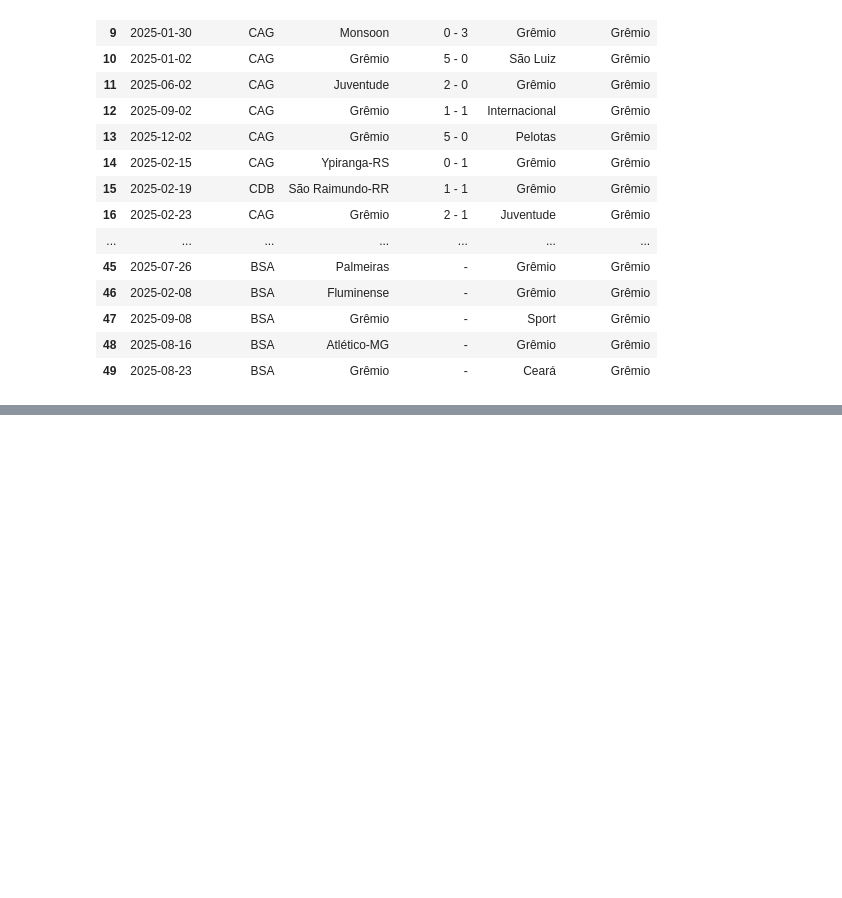
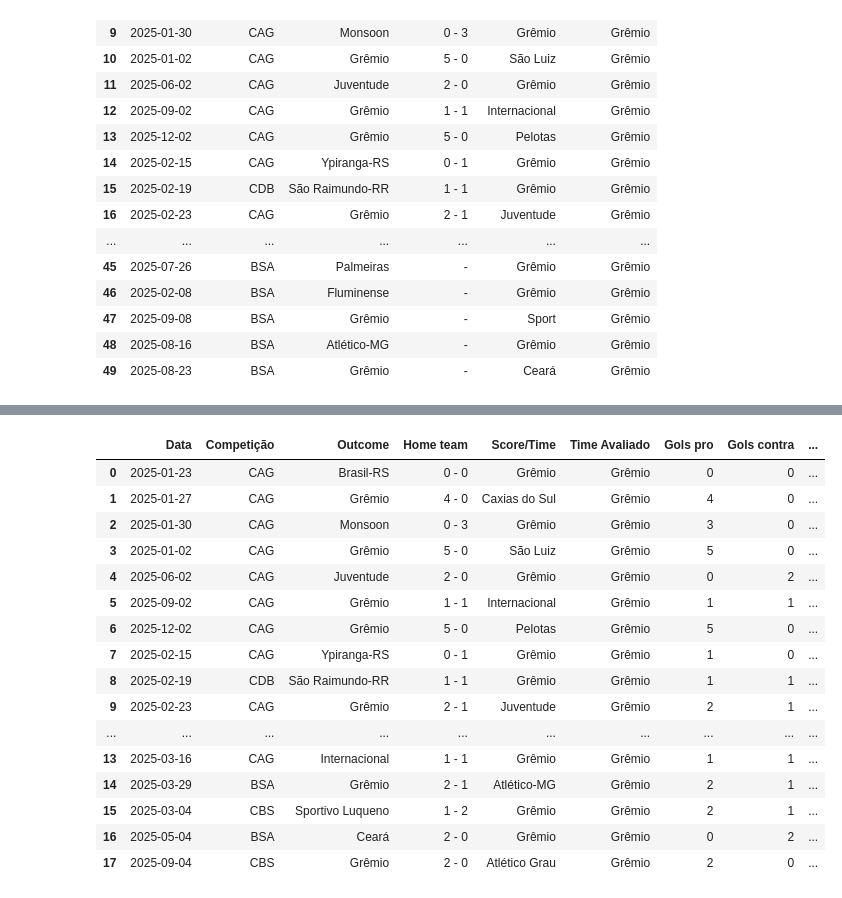
Before and after one commit to LCleu/Scraping-do-site-SoccerWay, a Jupyter notebook: Scraping.ipynb, the cells around one changed output, grey strips where cells are left out. Saved outputs shown, nothing was run; the diff lists cells and outputs as text; code cells hidden in the pictures; blank space fills up the shorter version.

Commit message:
criei a coluna gols pro, gols contra, time desafiante, vitorias; apaguei os jogos sem placar e as derrotas, criei um DF com os times, qty de vitoria e times vencidos.

```diff
--- a/Scraping.ipynb
+++ b/Scraping.ipynb
@@ -154,0 +220,11 @@ for j in range(len(lista_de_times)):#percorre a lista de times com os df de cada
+# %%
+for j in range(len(lista_de_times)):  # percorre a lista de times com os df de cada time
+    rows_to_drop = []  # lista para armazenar os índices das linhas a serem dropadas
+
+    for i in range(len(lista_de_times[j]['Home team'])):  # percorre cada linha da coluna outcome dos dfs dos times.
+        if (len(lista_de_times[j].iloc[i, 3]) > 6) or (len(lista_de_times[j].iloc[i, 3]) < 5):  # verifica o comprimento
+            rows_to_drop.append(i)  # adiciona o índice da linha à lista
+
+    # dropa as linhas após a iteração
+    lista_de_times[j].drop(rows_to_drop, inplace=True)
+lista_de_times[9]
@@ -154,0 +249,12 @@ for j in range(len(lista_de_times)):#percorre a lista de times com os df de cada
+# %%
+for j in range(len(lista_de_times)):#percorre a lista de times com os df de cada time
+    for i in range(len(lista_de_times[j]['Outcome'])):#percorre cada linha da coluna outcome dos dfs dos times.
+        if lista_de_times[j].iloc[i,2] == lista_de_times[j].iloc[i,5]:  # se outcome = time avaliado, pega o gol do lado esquerdo e bota em gols pro
+            lista_de_times[j].iloc[i,6] = lista_de_times[j].iloc[i,3][0]
+
+        if lista_de_times[j].iloc[i,2] != lista_de_times[j].iloc[i,5]: # se outcome != time avaliado, pega o gol da direita e bota em gols pro
+            lista_de_times[j].iloc[i,6] = lista_de_times[j].iloc[i,3][-1]
+# %%
+for j in range(len(lista_de_times)):
+    lista_de_times[j]['Gols contra'] = 1 #cria a coluna gols pro e coloca um valor 1 temporario nela
+lista_de_times[0]
@@ -154,0 +279,9 @@ for j in range(len(lista_de_times)):#percorre a lista de times com os df de cada
+# %%
+for j in range(len(lista_de_times)):#percorre a lista de times com os df de cada time
+    for i in range(len(lista_de_times[j]['Outcome'])):#percorre cada linha da coluna outcome dos dfs dos times.
+        if lista_de_times[j].iloc[i,2] == lista_de_times[j].iloc[i,5]:  # se outcome = time avaliado, pega o gol do lado direito e bota em gols contra
+            lista_de_times[j].iloc[i,7] = lista_de_times[j].iloc[i,3][-1]
+
+        if lista_de_times[j].iloc[i,2] != lista_de_times[j].iloc[i,5]: # se outcome != time avaliado, pega o gol da esquerda e bota em gols contra
+            lista_de_times[j].iloc[i,7] = lista_de_times[j].iloc[i,3][0]
+lista_de_times[9]
@@ -154,0 +306,22 @@ for j in range(len(lista_de_times)):#percorre a lista de times com os df de cada
+# %%
+for j in range(len(lista_de_times)):
+    lista_de_times[j]['Time desafiante'] = 1 #cria a coluna gols pro e coloca um valor 1 temporario nela
+lista_de_times[9]
+# %% [output]
+|  | Data | Competição | Outcome | Home team | Score/Time | Time Avaliado | Gols pro | Gols contra | ... |
+| 0 | 2025-01-23 | CAG | Brasil-RS | 0 - 0 | Grêmio | Grêmio | 0 | 0 | ... |
+| 1 | 2025-01-27 | CAG | Grêmio | 4 - 0 | Caxias do Sul | Grêmio | 4 | 0 | ... |
+| 2 | 2025-01-30 | CAG | Monsoon | 0 - 3 | Grêmio | Grêmio | 3 | 0 | ... |
+| 3 | 2025-01-02 | CAG | Grêmio | 5 - 0 | São Luiz | Grêmio | 5 | 0 | ... |
+| 4 | 2025-06-02 | CAG | Juventude | 2 - 0 | Grêmio | Grêmio | 0 | 2 | ... |
+| 5 | 2025-09-02 | CAG | Grêmio | 1 - 1 | Internacional | Grêmio | 1 | 1 | ... |
+| 6 | 2025-12-02 | CAG | Grêmio | 5 - 0 | Pelotas | Grêmio | 5 | 0 | ... |
+| 7 | 2025-02-15 | CAG | Ypiranga-RS | 0 - 1 | Grêmio | Grêmio | 1 | 0 | ... |
+| 8 | 2025-02-19 | CDB | São Raimundo-RR | 1 - 1 | Grêmio | Grêmio | 1 | 1 | ... |
+| 9 | 2025-02-23 | CAG | Grêmio | 2 - 1 | Juventude | Grêmio | 2 | 1 | ... |
+| ... | ... | ... | ... | ... | ... | ... | ... | ... | ... |
+| 13 | 2025-03-16 | CAG | Internacional | 1 - 1 | Grêmio | Grêmio | 1 | 1 | ... |
+| 14 | 2025-03-29 | BSA | Grêmio | 2 - 1 | Atlético-MG | Grêmio | 2 | 1 | ... |
+| 15 | 2025-03-04 | CBS | Sportivo Luqueno | 1 - 2 | Grêmio | Grêmio | 2 | 1 | ... |
+| 16 | 2025-05-04 | BSA | Ceará | 2 - 0 | Grêmio | Grêmio | 0 | 2 | ... |
+| 17 | 2025-09-04 | CBS | Grêmio | 2 - 0 | Atlético Grau | Grêmio | 2 | 0 | ... |
```
Also changed, not shown: parts of 18 cells of this notebook.
